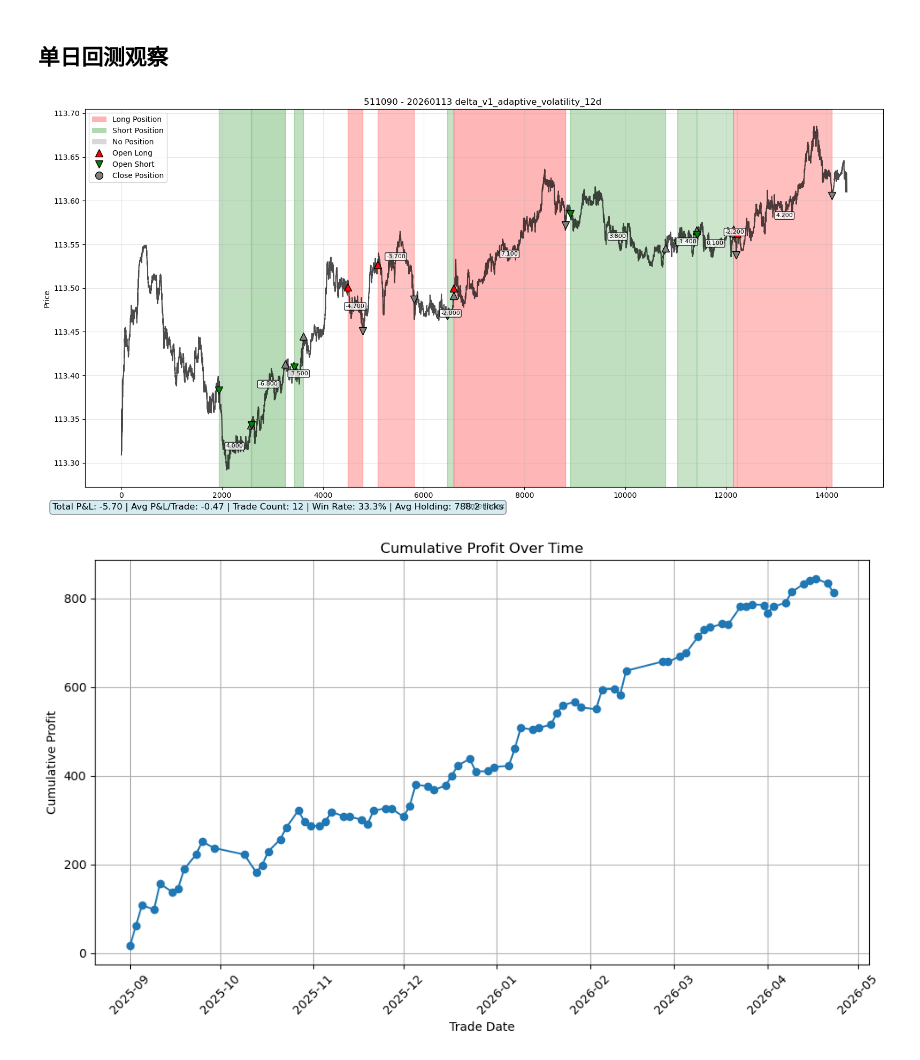
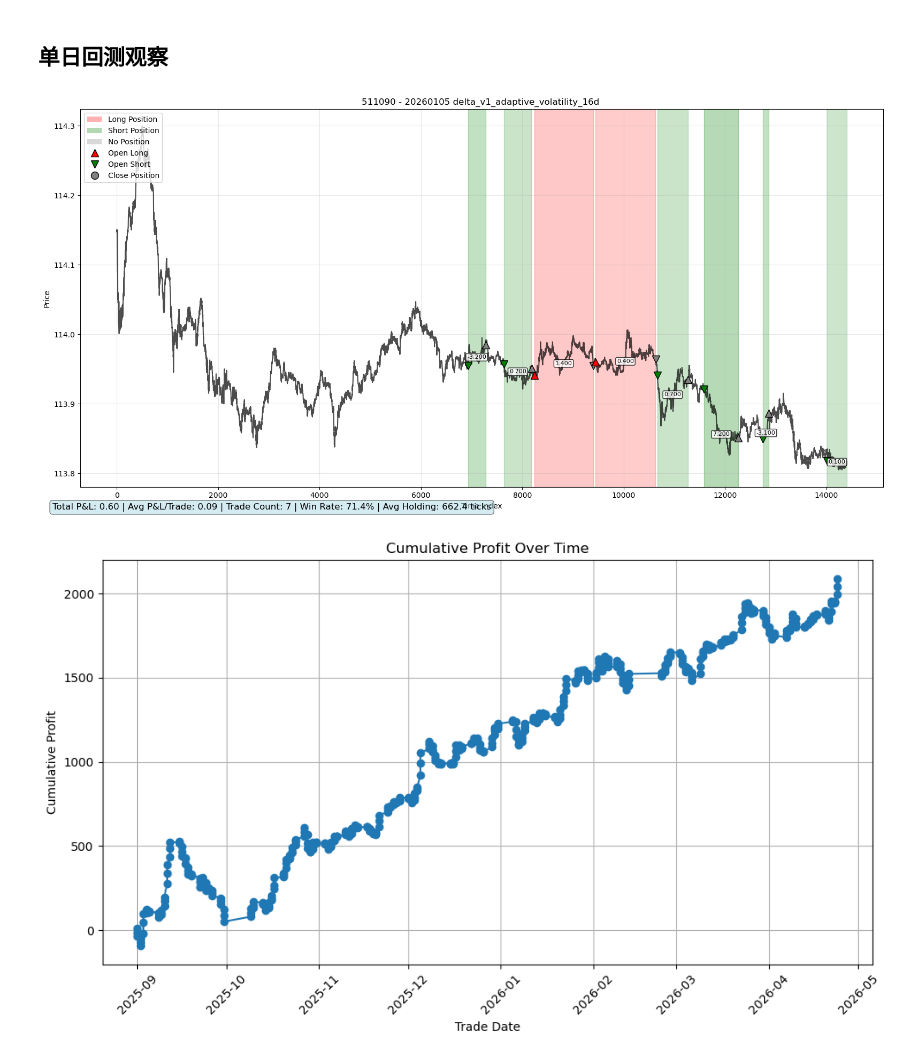
Before and after one commit to artinsophia/Quant-Intern-2026, a Jupyter notebook: delta/demo.ipynb, the cells around one changed output. Saved outputs shown, nothing was run; the diff lists cells and outputs as text; code cells hidden in the pictures.

```diff
--- a/delta/demo.ipynb
+++ b/delta/demo.ipynb
@@ -25,7 +25,8 @@ from delta import *
 instrument_id = '511090'
 trade_ymd = '20260319'
 train_preset = 'volatility_16d'  # 可选: 'recent_6d', 'volatility_8d', 'volatility_12d', 'volatility_16d'
-
+y_window = 600
+k = 3
 param_dict = {
     'instrument_id': instrument_id,
     'trade_ymd': trade_ymd,
@@ -34,7 +35,7 @@ param_dict = {
 
     'short_window': 300,
     'long_window': 600,
-    'y_window': 600,
+    'y_window': y_window,
 
     'open_threshold': 3,
     'open_confidence': 0,
@@ -44,8 +45,11 @@ param_dict = {
     'atr_multiplier': 4,
     'vol_window': 600,
 
-    'k_up': 3,
-    'k_down': 3,
+    'k_up': k,
+    'k_down': k,
+    'adverse_cusum_threshold': 10,
+    'adverse_cusum_drift': 3,
+
     "stop_tighten_start": 6000,
     'stop_tighten_step' : 60,
     'stop_tighten_factor': 0.9,
@@ -237,7 +209,7 @@ weighted avg       0.68      0.63      0.65       356
 # %% [markdown]
 ## 创建策略实例
 # %%
-model_path = f"/home/jovyan/work/model/delta_{instrument_id}_{train_preset}.pkl"
+model_path = f"/home/jovyan/work/model/delta_{instrument_id}_{train_preset}_{y_window}_{k}.pkl"
 strategy = StrategyDemo(model_path, param_dict)
 print(f"策略已创建: {strategy.name}")
 # %% [output]
@@ -378,12 +327,12 @@ deleted = delete_backtest_results_by_instrument_date("511520", "20260420", dry_r
 ## 单日回测观察
 # %%
 from single_day_backtest import single_day_backtest,plot_delta_history
-strategy = StrategyDemo(model_path, param_dict)
-hh = single_day_backtest(instrument_id,'20260113',StrategyDemo,model_path,param_dict,official = False)
+
+hh = single_day_backtest(instrument_id,'20260105',StrategyDemo,model_path,param_dict,official = False)
 # %% [output]
-[figure, old version]
+[figure, new version]
 # %%
-summary = pd.read_csv('/home/jovyan/work/tactics_demo/backtest_result/511090_delta_v1_adaptive_volatility_16d_20260425_130210/daily_results.csv')
+summary = pd.read_csv('/home/jovyan/work/live_trading/511090_20260428_oyyb_03.csv')
 # plot cumulative profits
 
 summary['cumulative_profit'] = summary['profits'].cumsum()
@@ -399,4 +348,4 @@ plt.grid()
 plt.tight_layout()
 plt.show()
 # %% [output]
-[figure, old version]
+[figure, new version]
```
Also changed, not shown: parts of 14 cells of this notebook, 38 other files.
